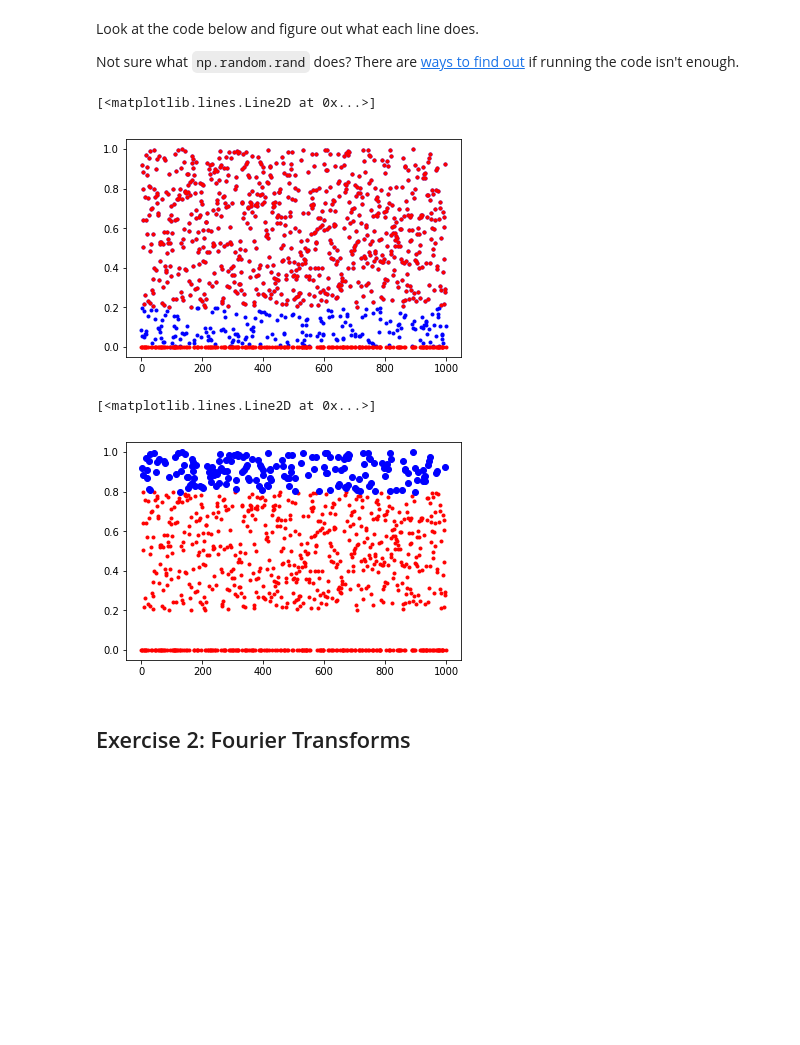
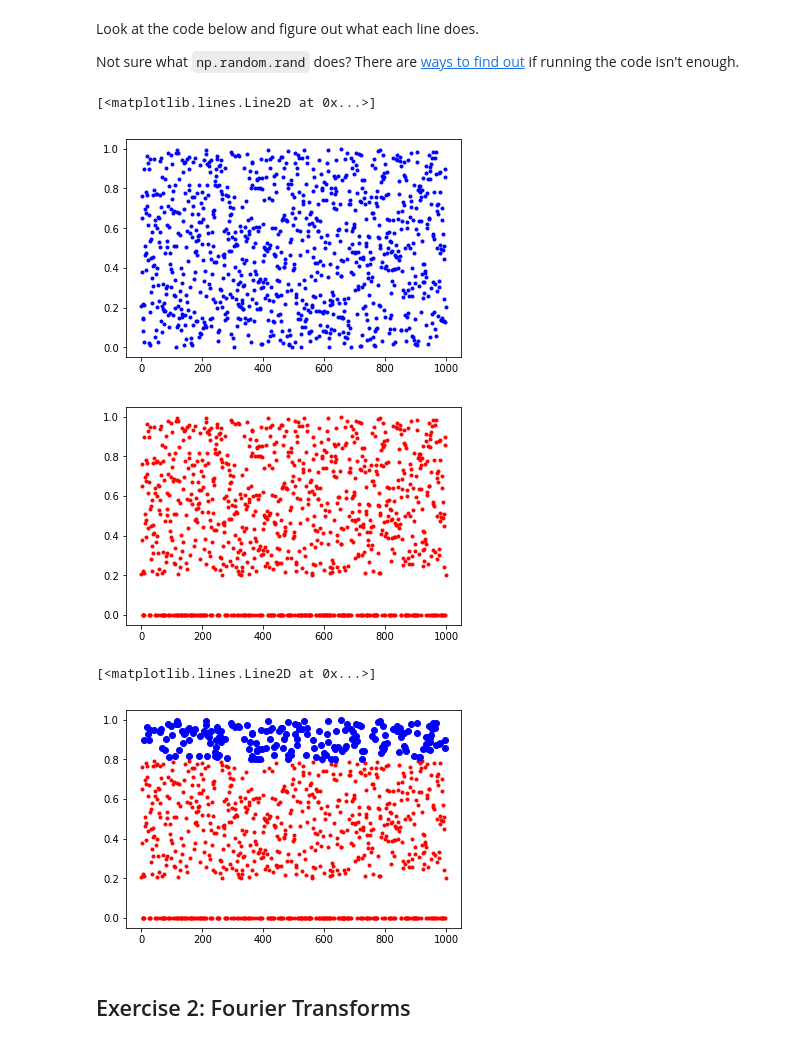
Before and after one commit to rmcgorty/PythonTutorials, a Jupyter notebook: 03_AdditionalPythonTutorial.ipynb, the cells around one changed output. Cells and saved outputs as stored; diff of their text form; code cells hidden in the pictures; blank space fills up the shorter version.

```diff
--- a/03_AdditionalPythonTutorial.ipynb
+++ b/03_AdditionalPythonTutorial.ipynb
@@ -31,19 +25,23 @@ Look at the code below and figure out what each line does.
 Not sure what `np.random.rand` does? There are [ways to find out](http://lmgtfy.com/?iie=1&q=numpy+random+rand) if running the code isn't enough.
 # %%
 x = np.random.rand(1000)
+plt.figure()
 plt.plot(x, 'b.')
 x[x<0.2] = 0
+plt.figure()
 plt.plot(x,'r.')
 # %% [output]
 [<matplotlib.lines.Line2D at 0x...>]
-[figure, old version]
+[figure, new version]
+[figure, added]
 # %%
 indices_of_bigx = np.where(x>0.8)
+plt.figure()
 plt.plot(x,'r.')
 plt.plot(indices_of_bigx[0], x[indices_of_bigx[0]],'bo')
 # %% [output]
 [<matplotlib.lines.Line2D at 0x...>]
-[figure, old version]
+[figure, new version]
 # %% [markdown]
 ## Exercise 2: Fourier Transforms
 # %% [markdown]
```
Also changed, not shown: parts of 10 cells of this notebook.
